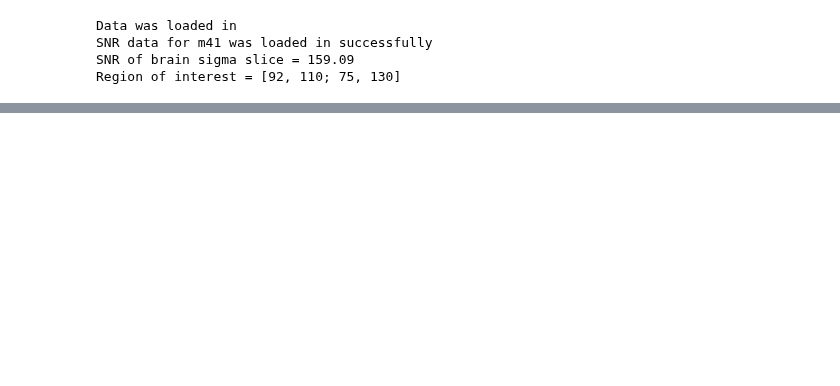
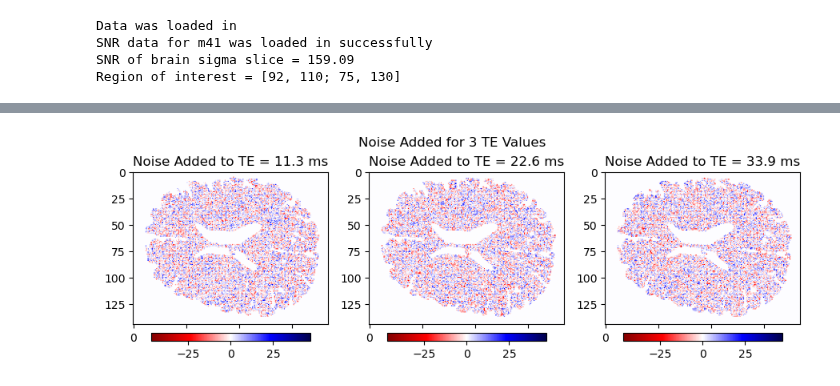
Before and after one commit to Griffin997/Regularization, a Jupyter notebook: Noise_Generation/main_generator.ipynb, the cells around one changed output, grey strips where cells are left out. Drawn from its saved outputs; the diff is of its cells as text; code cells hidden in the pictures; blank space fills up the shorter version.

```diff
--- a/Noise_Generation/main_generator.ipynb
+++ b/Noise_Generation/main_generator.ipynb
@@ -196,3 +210,18 @@ plt.show()
+# %%
+fig, ax = plt.subplots(1,3,figsize=(9,3),tight_layout=True)
+fig.suptitle('Noise Added for 3 TE Values')
+
+noise_amp = np.max(np.abs(noise_added))
+
+for i in range(3):
+
+    NR = ax[i].imshow(noise_added[:,:,i], cmap = 'seismic_r', vmin = -noise_amp, vmax = noise_amp)
+    fig.colorbar(NR,ax=ax[i], fraction=0.046, pad=0.05, location = 'bottom')
+    ax[i].set_title(f'Noise Added to TE = {tdata[i]:.1f} ms')
+
+plt.show()
+# %% [output]
+[figure, added]
 # %%
 fig, ax = plt.subplots(1,2,figsize=(6,3),tight_layout=True)
 fig.suptitle('Checking Mask')
```
Also changed, not shown: parts of 11 cells of this notebook, 1 other file.
